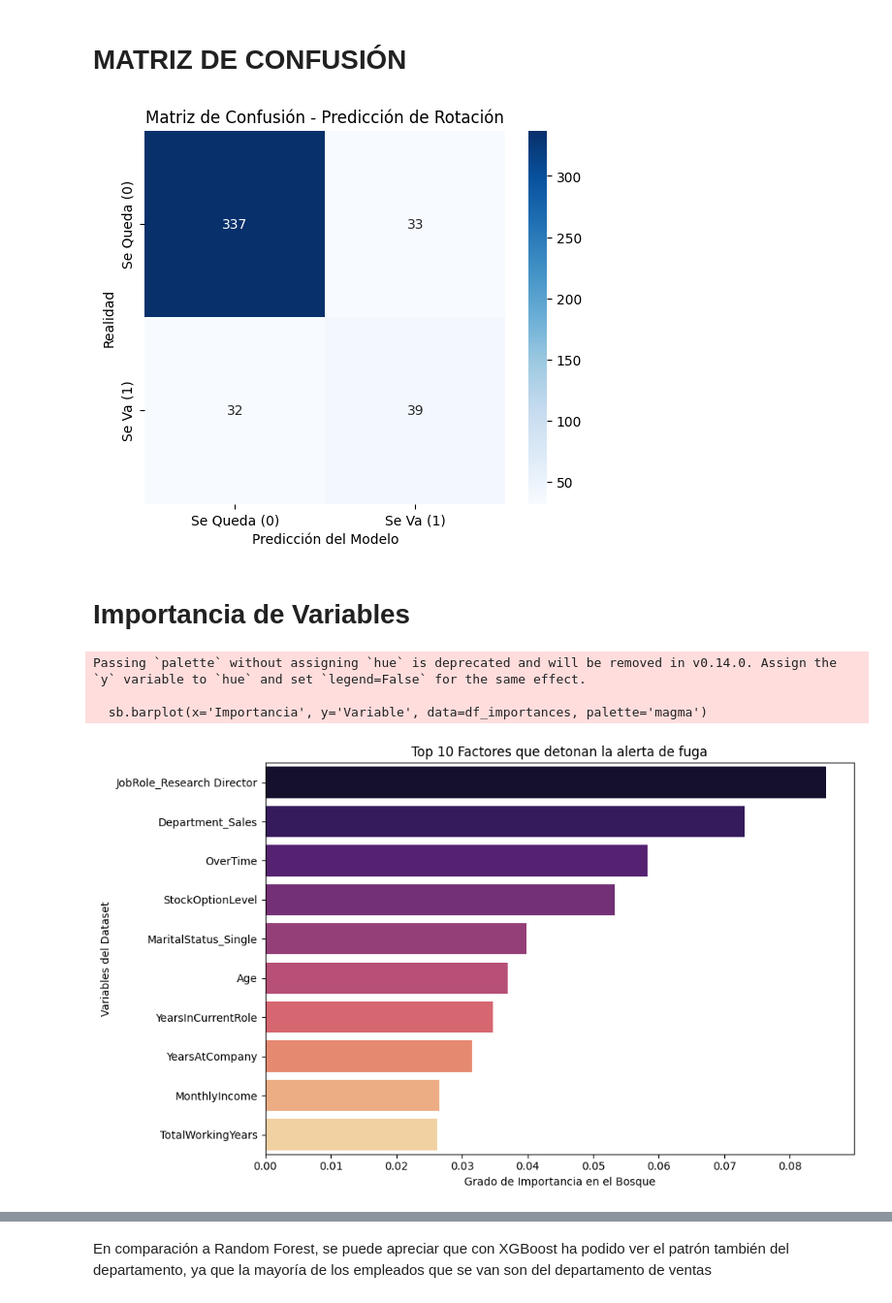
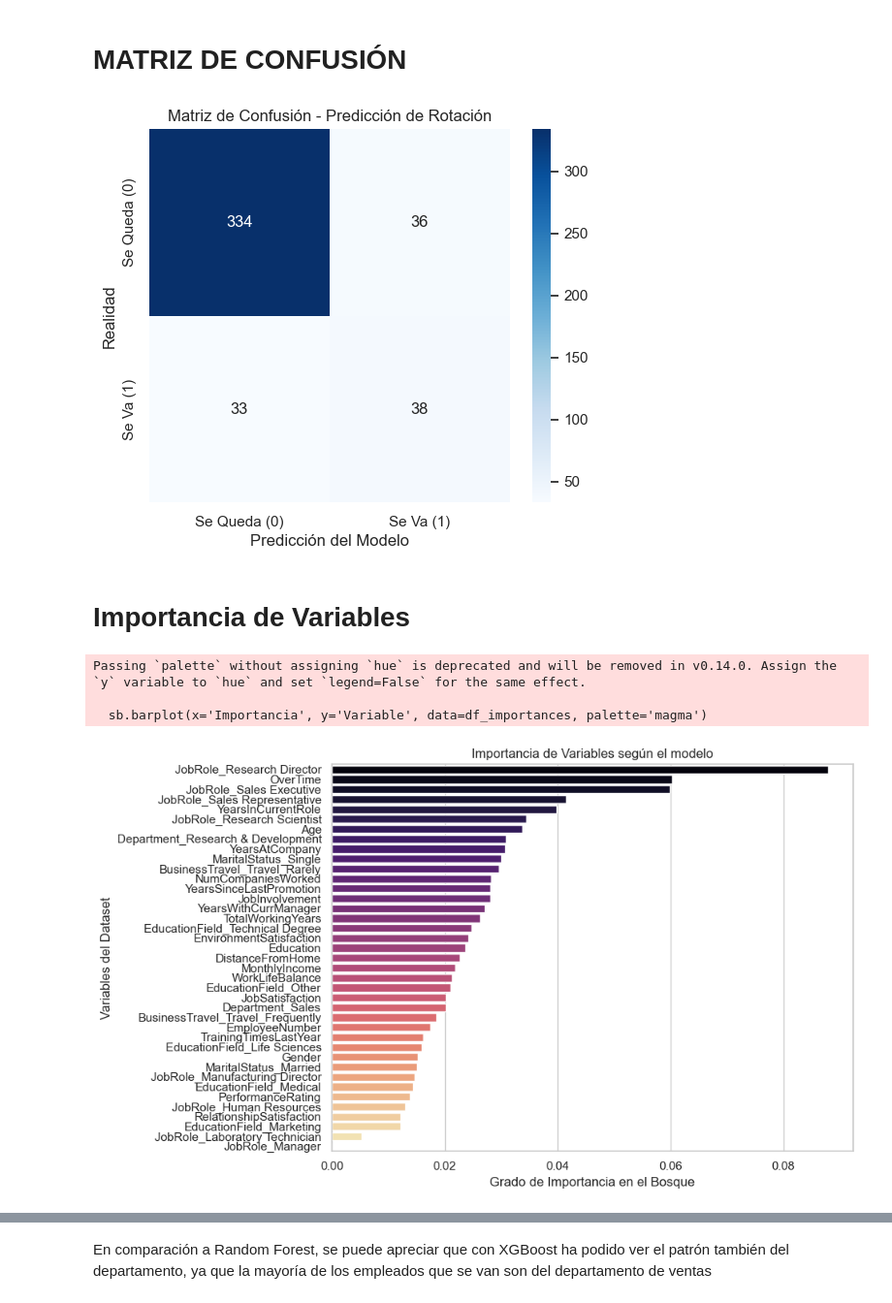
Before and after one commit to PabloSerran/tfm_data_science, a Jupyter notebook: notebooks/03_XGBoost.ipynb, the cells around one changed output, grey strips where cells are left out. Shown at 97% size. Drawn from its saved outputs; the diff is of its cells as text; code cells hidden in the pictures.

Commit message:
Eliminación de variables innecesarias y mejora del modelo

```diff
--- a/notebooks/03_XGBoost.ipynb
+++ b/notebooks/03_XGBoost.ipynb
@@ -31,7 +31,7 @@ Vamos a realizar el mismo tratamiento de los datos que con el modelo Random Fore
 # %%
 #Eliminar columnas innecesarias
 try:
-    cols_to_drop = ['Over18', 'StandardHours', 'EmployeeCount', 'JobLevel']
+    cols_to_drop = ['Over18', 'StandardHours', 'EmployeeCount', 'JobLevel', 'StockOptionLevel', 'DailyRate', 'HourlyRate', 'MonthlyRate', 'PercentSalaryHike']
     df = df.drop(columns=cols_to_drop)
 
 except:
@@ -157,29 +150,29 @@ plt.ylabel('Realidad')
 plt.xlabel('Predicción del Modelo')
 plt.show()
 # %% [output]
-[figure, old version]
+[figure, new version]
 # %% [markdown]
 # Importancia de Variables
 # %%
 importances = xgb_model.feature_importances_
 features = X.columns
 
 
 df_importances = pd.DataFrame({'Variable': features, 'Importancia': importances})
-df_importances = df_importances.sort_values(by='Importancia', ascending=False).head(10)
+df_importances = df_importances.sort_values(by='Importancia', ascending=False)
 
 plt.figure(figsize=(10, 6))
 sb.barplot(x='Importancia', y='Variable', data=df_importances, palette='magma')
-plt.title('Top 10 Factores que detonan la alerta de fuga')
+plt.title('Importancia de Variables según el modelo')
 plt.xlabel('Grado de Importancia en el Bosque')
 plt.ylabel('Variables del Dataset')
 plt.tight_layout()
 plt.show()
 # %% [output]
 Passing `palette` without assigning `hue` is deprecated and will be removed in v0.14.0. Assign the `y` variable to `hue` and set `legend=False` for the same effect.
 
   sb.barplot(x='Importancia', y='Variable', data=df_importances, palette='magma')
-[figure, old version]
+[figure, new version]
 # %%
 # 1. Definimos los cortes de la pirámide basados en las probabilidades
 limites = [0, 0.32, 0.70, 1.0]
```
Also changed, not shown: parts of 6 cells of this notebook, 1 other file.
